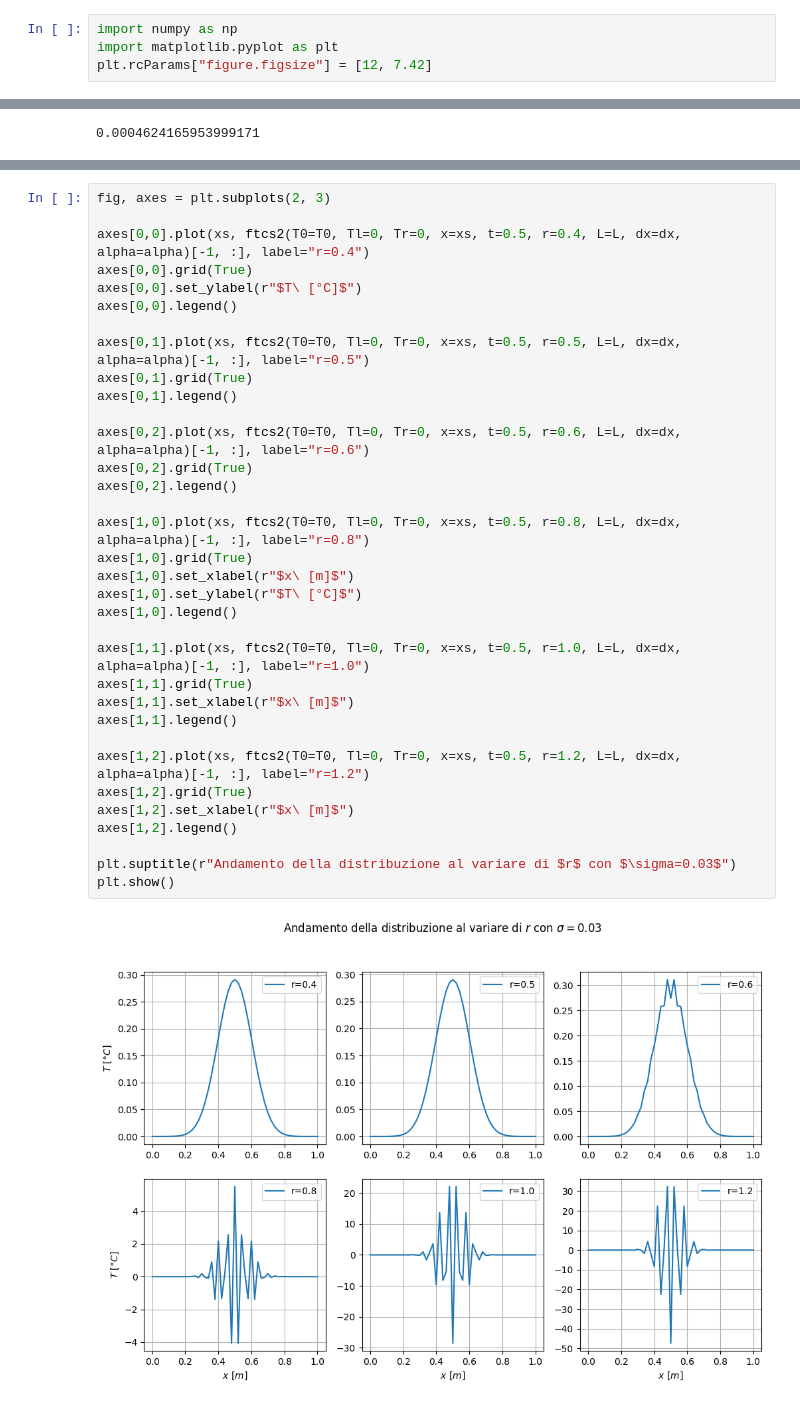
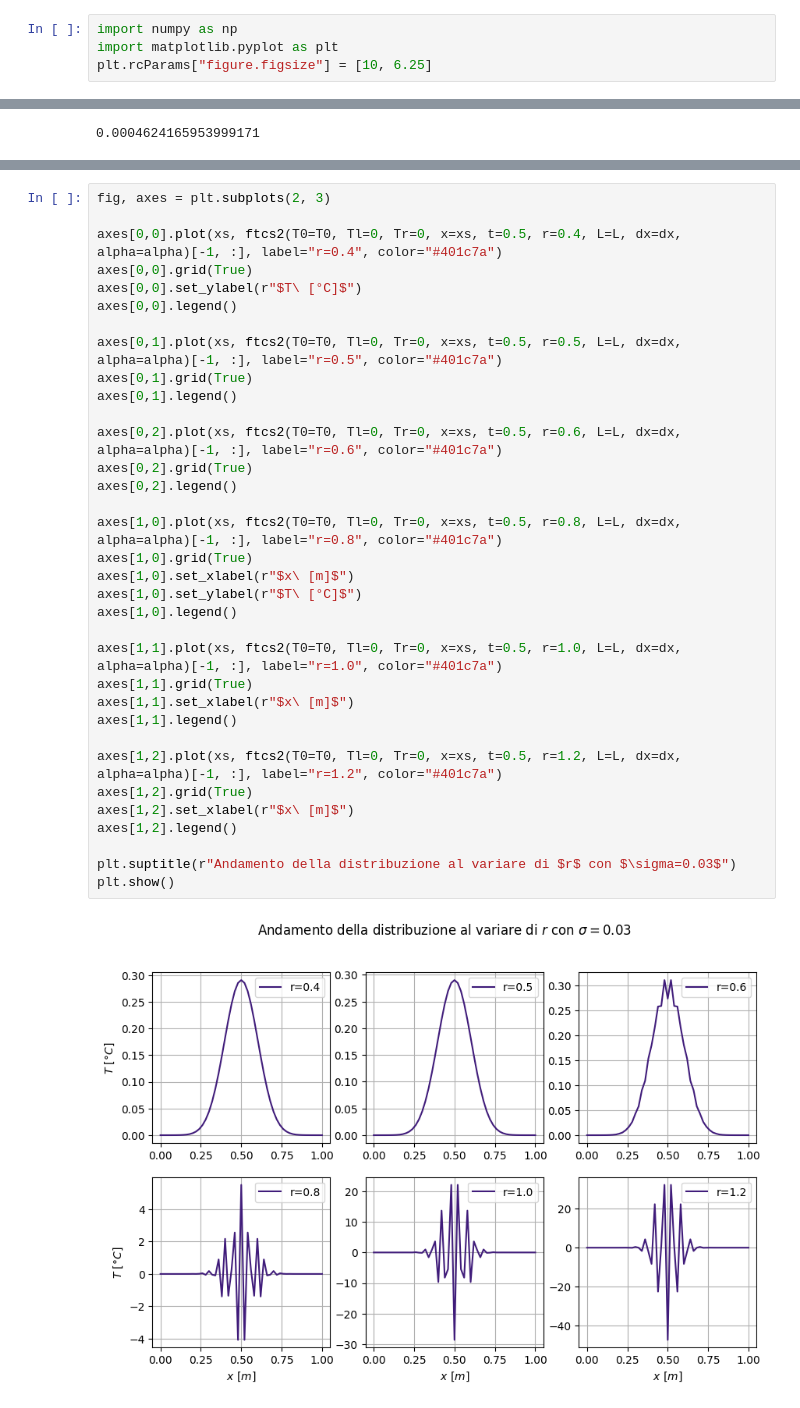
Before and after one commit to nicola-lamaddalena/computational_physics_course, a Jupyter notebook: ode/calore/main.ipynb, the cells around one changed output, grey strips where cells are left out. Drawn from its saved outputs; the diff is of its cells as text.

```diff
--- a/ode/calore/main.ipynb
+++ b/ode/calore/main.ipynb
@@ -17,7 +23,7 @@ Note: you may need to restart the kernel to use updated packages.
 # %%
 import numpy as np
 import matplotlib.pyplot as plt
-plt.rcParams["figure.figsize"] = [12, 7.42]
+plt.rcParams["figure.figsize"] = [10, 6.25]
 # %%
 L = 1
 alpha = 0.01
@@ -177,36 +193,36 @@ plt.show()
 # %%
 fig, axes = plt.subplots(2, 3)
 
-axes[0,0].plot(xs, ftcs2(T0=T0, Tl=0, Tr=0, x=xs, t=0.5, r=0.4, L=L, dx=dx, alpha=alpha)[-1, :], label="r=0.4")
+axes[0,0].plot(xs, ftcs2(T0=T0, Tl=0, Tr=0, x=xs, t=0.5, r=0.4, L=L, dx=dx, alpha=alpha)[-1, :], label="r=0.4", color="#401c7a")
 axes[0,0].grid(True)
 axes[0,0].set_ylabel(r"$T\ [°C]$")
 axes[0,0].legend()
 
-axes[0,1].plot(xs, ftcs2(T0=T0, Tl=0, Tr=0, x=xs, t=0.5, r=0.5, L=L, dx=dx, alpha=alpha)[-1, :], label="r=0.5")
+axes[0,1].plot(xs, ftcs2(T0=T0, Tl=0, Tr=0, x=xs, t=0.5, r=0.5, L=L, dx=dx, alpha=alpha)[-1, :], label="r=0.5", color="#401c7a")
 axes[0,1].grid(True)
 axes[0,1].legend()
 
-axes[0,2].plot(xs, ftcs2(T0=T0, Tl=0, Tr=0, x=xs, t=0.5, r=0.6, L=L, dx=dx, alpha=alpha)[-1, :], label="r=0.6")
+axes[0,2].plot(xs, ftcs2(T0=T0, Tl=0, Tr=0, x=xs, t=0.5, r=0.6, L=L, dx=dx, alpha=alpha)[-1, :], label="r=0.6", color="#401c7a")
 axes[0,2].grid(True)
 axes[0,2].legend()
 
-axes[1,0].plot(xs, ftcs2(T0=T0, Tl=0, Tr=0, x=xs, t=0.5, r=0.8, L=L, dx=dx, alpha=alpha)[-1, :], label="r=0.8")
+axes[1,0].plot(xs, ftcs2(T0=T0, Tl=0, Tr=0, x=xs, t=0.5, r=0.8, L=L, dx=dx, alpha=alpha)[-1, :], label="r=0.8", color="#401c7a")
 axes[1,0].grid(True)
 axes[1,0].set_xlabel(r"$x\ [m]$")
 axes[1,0].set_ylabel(r"$T\ [°C]$")
 axes[1,0].legend()
 
-axes[1,1].plot(xs, ftcs2(T0=T0, Tl=0, Tr=0, x=xs, t=0.5, r=1.0, L=L, dx=dx, alpha=alpha)[-1, :], label="r=1.0")
+axes[1,1].plot(xs, ftcs2(T0=T0, Tl=0, Tr=0, x=xs, t=0.5, r=1.0, L=L, dx=dx, alpha=alpha)[-1, :], label="r=1.0", color="#401c7a")
 axes[1,1].grid(True)
 axes[1,1].set_xlabel(r"$x\ [m]$")
 axes[1,1].legend()
 
-axes[1,2].plot(xs, ftcs2(T0=T0, Tl=0, Tr=0, x=xs, t=0.5, r=1.2, L=L, dx=dx, alpha=alpha)[-1, :], label="r=1.2")
+axes[1,2].plot(xs, ftcs2(T0=T0, Tl=0, Tr=0, x=xs, t=0.5, r=1.2, L=L, dx=dx, alpha=alpha)[-1, :], label="r=1.2", color="#401c7a")
 axes[1,2].grid(True)
 axes[1,2].set_xlabel(r"$x\ [m]$")
 axes[1,2].legend()
 
 plt.suptitle(r"Andamento della distribuzione al variare di $r$ con $\sigma=0.03$")
 plt.show()
 # %% [output]
-[figure, old version]
+[figure, new version]
```
Also changed, not shown: parts of 15 cells of this notebook.
